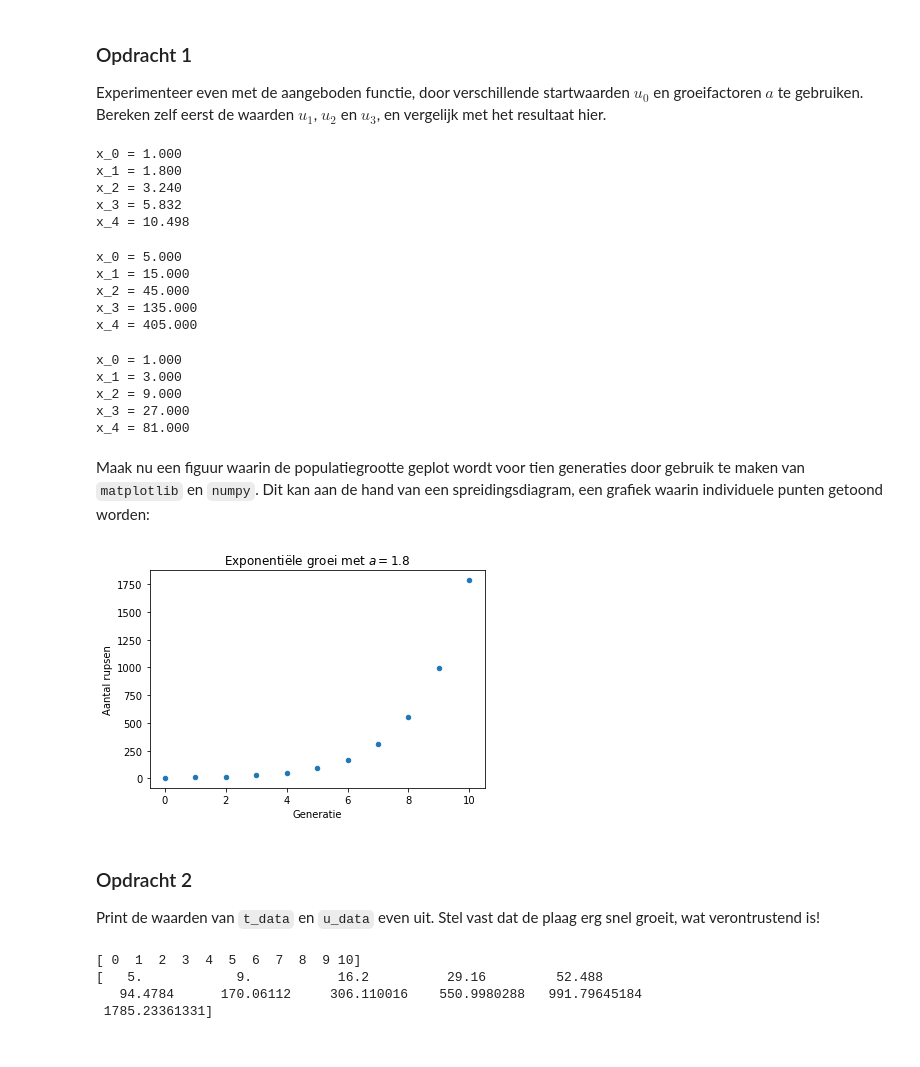
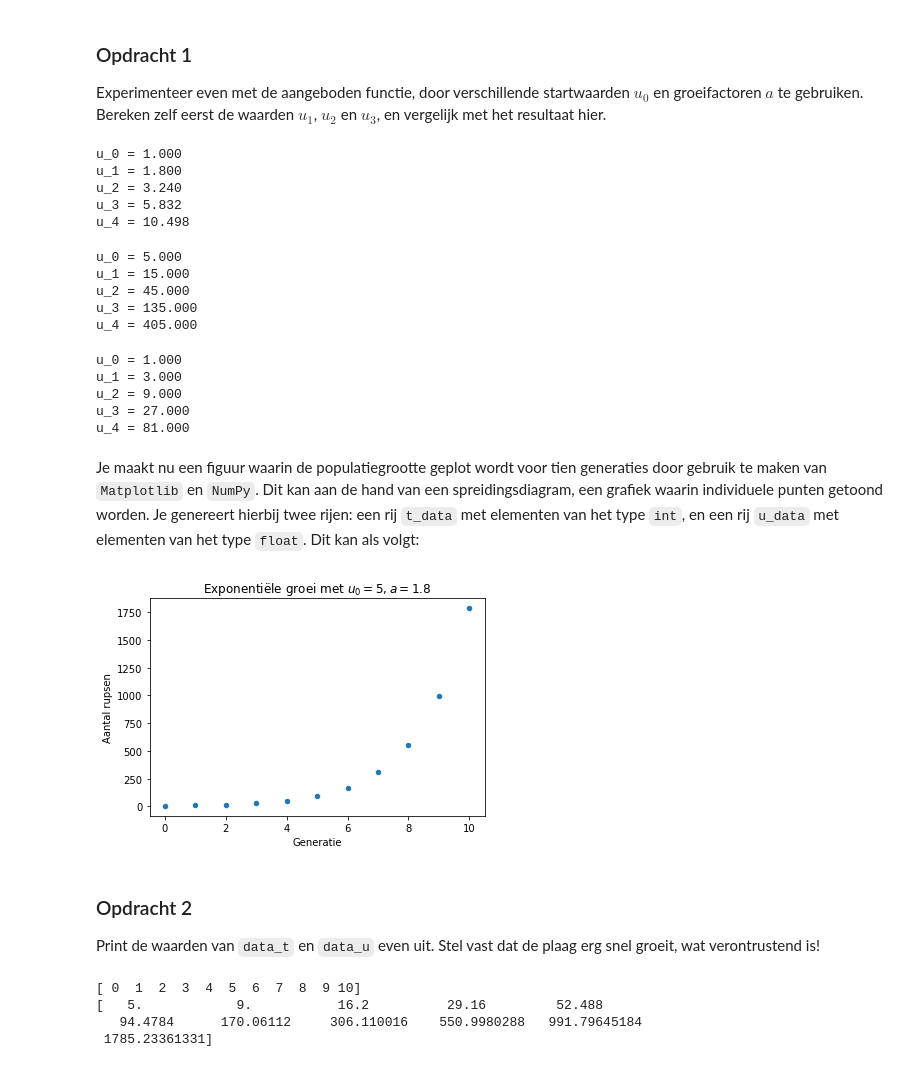
Before and after one commit to jvdrhoof/Insects, a Jupyter notebook: hoofdstuk_1.ipynb, the cells around one changed output. Saved outputs shown, nothing was run; the diff lists cells and outputs as text; code cells hidden in the pictures.

```diff
--- a/hoofdstuk_1.ipynb
+++ b/hoofdstuk_1.ipynb
@@ -139,6 +156,22 @@ Aangezien dit een exponentiële functie is, wordt dit groeimodel de exponentiël
 # %%
-# bereken de populatiegrootte na meerdere generaties
 def exponentieel_model(t, u_0=5, a=1.8):
-    # a ** t komt overeen met a tot de macht t
+    '''
+    Exponentieel model met expliciet voorschrift
+
+    Parameters
+    ----------
+    t: int
+        aantal generaties
+    u: float
+        de initiële populatiegrootte
+    a: float
+        de groeifactor
+
+    Output
+    ------
+    float
+        de nieuwe populatiegrootte
+    '''
+
     return u_0 * a ** t
 # %% [markdown]
@@ -160,63 +194,63 @@ Hierbij hebben we gebruik gemaakt van `f-strings`, die toelaten om variabelen tu
 Experimenteer even met de aangeboden functie, door verschillende startwaarden $u_0$ en groeifactoren $a$ te gebruiken. Bereken zelf eerst de waarden $u_1$, $u_2$ en $u_3$, en vergelijk met het resultaat hier.
 # %%
 for t in range(5):
-    print(f'x_{t} = {exponentieel_model(t, u_0=1):.3f}')
+    print(f'u_{t} = {exponentieel_model(t, u_0=1):.3f}')
 # %% [output]
-x_0 = 1.000
-x_1 = 1.800
-x_2 = 3.240
-x_3 = 5.832
-x_4 = 10.498
+u_0 = 1.000
+u_1 = 1.800
+u_2 = 3.240
+u_3 = 5.832
+u_4 = 10.498
 # %%
 for t in range(5):
-    print(f'x_{t} = {exponentieel_model(t, a=3):.3f}')
+    print(f'u_{t} = {exponentieel_model(t, a=3):.3f}')
 # %% [output]
-x_0 = 5.000
-x_1 = 15.000
-x_2 = 45.000
-x_3 = 135.000
-x_4 = 405.000
+u_0 = 5.000
+u_1 = 15.000
+u_2 = 45.000
+u_3 = 135.000
+u_4 = 405.000
 # %%
 for t in range(5):
-    print(f'x_{t} = {exponentieel_model(t, u_0=1, a=3):.3f}')
+    print(f'u_{t} = {exponentieel_model(t, u_0=1, a=3):.3f}')
 # %% [output]
-x_0 = 1.000
-x_1 = 3.000
-x_2 = 9.000
-x_3 = 27.000
-x_4 = 81.000
+u_0 = 1.000
+u_1 = 3.000
+u_2 = 9.000
+u_3 = 27.000
+u_4 = 81.000
 # %% [markdown]
-Maak nu een figuur waarin de populatiegrootte geplot wordt voor tien generaties door gebruik te maken van `matplotlib` en `numpy`. Dit kan aan de hand van een spreidingsdiagram, een grafiek waarin individuele punten getoond worden:
+Je maakt nu een figuur waarin de populatiegrootte geplot wordt voor tien generaties door gebruik te maken van `Matplotlib` en `NumPy`. Dit kan aan de hand van een spreidingsdiagram, een grafiek waarin individuele punten getoond worden. Je genereert hierbij twee rijen: een rij `t_data` met elementen van het type `int`, en een rij `u_data` met elementen van het type `float`. Dit kan als volgt:
 # %%
 # importeer de nodige bibliotheken
 from matplotlib import pyplot as plt
 import numpy as np
 
 # initaliseer een rij met alle getallen van 0 tot en met 10
-t_data = np.arange(11)
+data_t = np.arange(11)
 
 # bereken de populatiegrootte op tijdstip t
-u_data = exponentieel_model(t_data)
+data_u = exponentieel_model(data_t)
 
 # maak een nieuwe grafiek aan
 plt.figure()
 
 # plot alle punten met de scatter-functie
-plt.scatter(t_data, u_data, 20)
+plt.scatter(data_t, data_u, 20)
 
 # gebruik verduidelijkende labels
-plt.xlabel('Generatie')
-plt.ylabel('Aantal rupsen')
+plt.xlabel("Generatie")
+plt.ylabel("Aantal rupsen")
 
 # voeg een titel toe
-plt.title('Exponentiële groei met $a = 1.8$')
+plt.title("Exponentiële groei met $u_0 = 5, a = 1.8$")
 
 # toon de grafiek
 plt.show()
 # %% [output]
-[figure, old version]
+[figure, new version]
 # %% [markdown]
 ### Opdracht 2
 
-Print de waarden van `t_data` en `u_data` even uit. Stel vast dat de plaag erg snel groeit, wat verontrustend is!
+Print de waarden van `data_t` en `data_u` even uit. Stel vast dat de plaag erg snel groeit, wat verontrustend is!
 # %%
```
Also changed, not shown: parts of 34 cells of this notebook, 3 other files.
